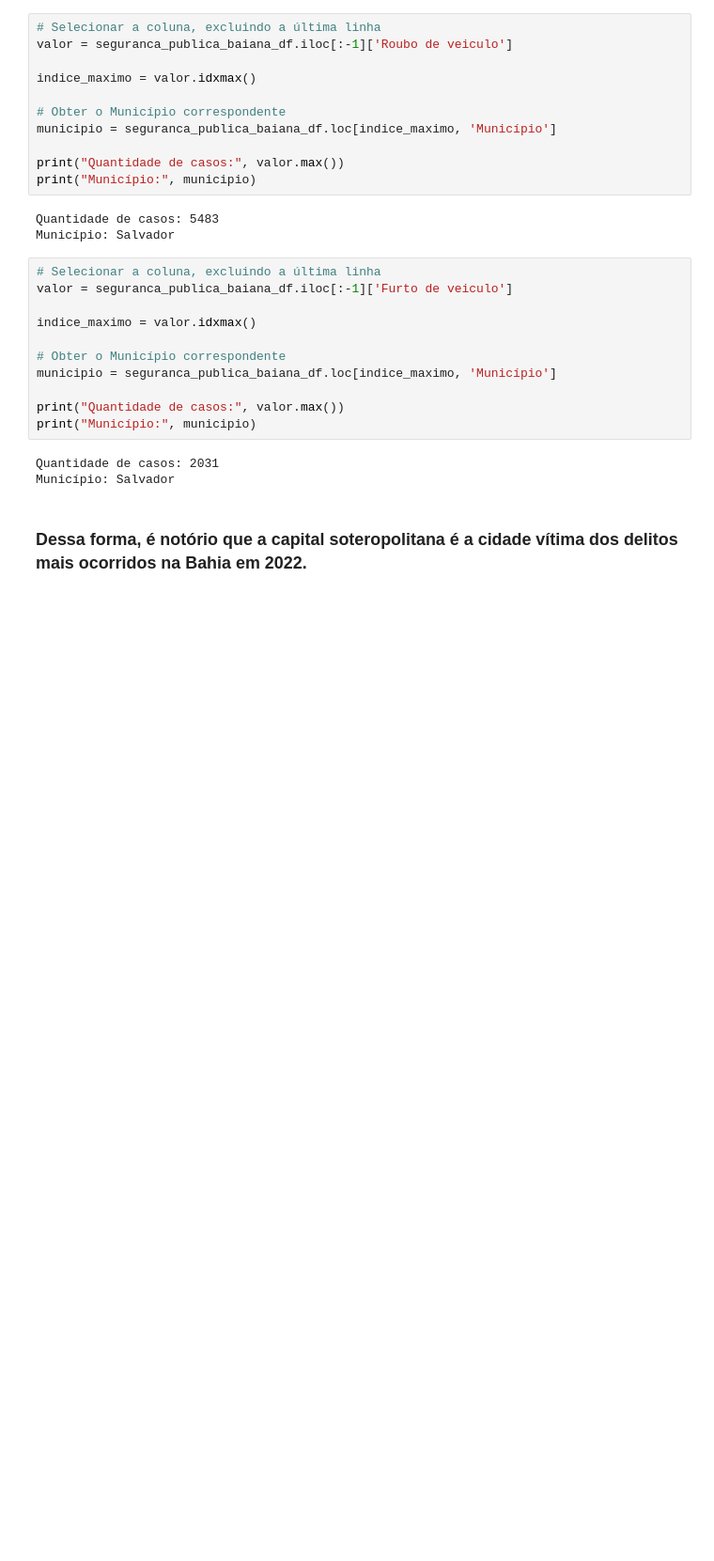
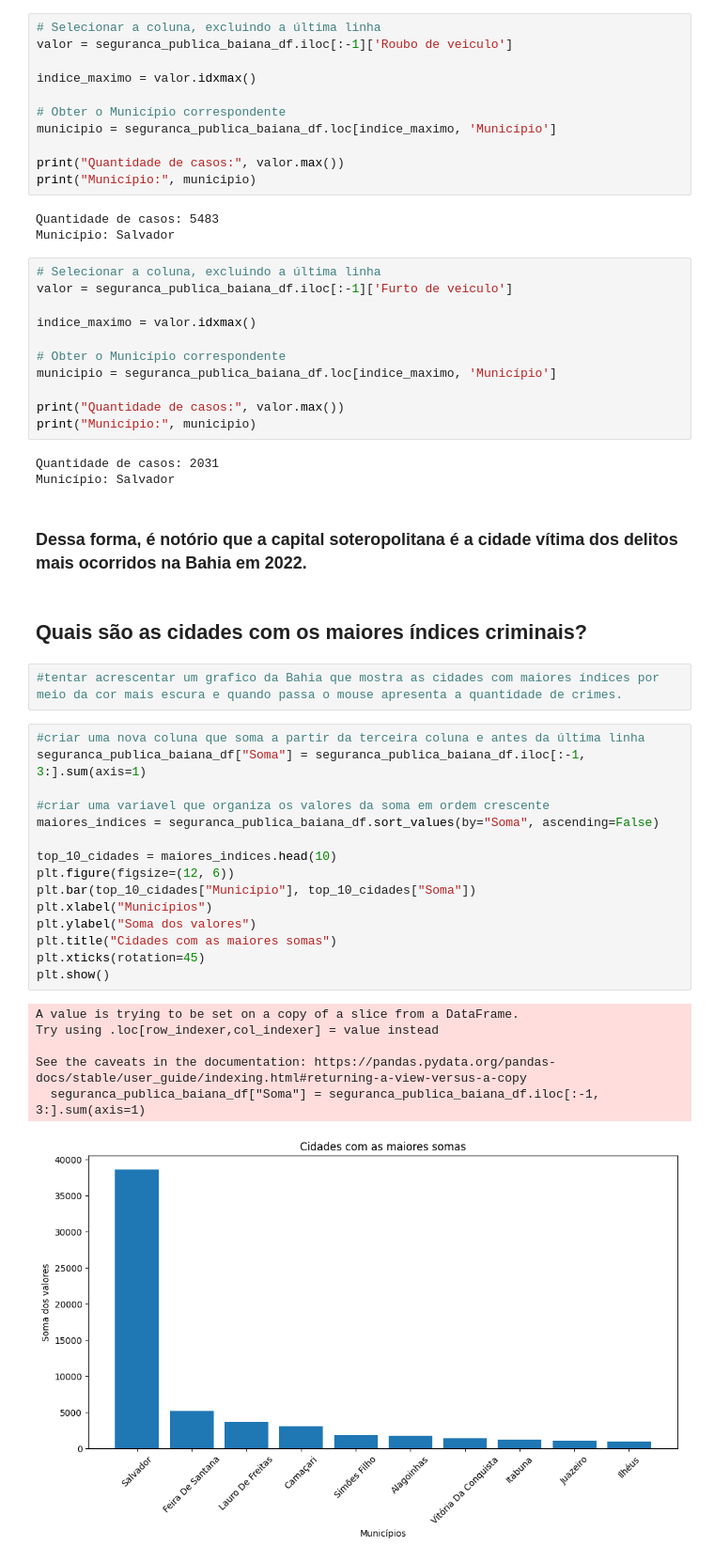
Before and after one commit to Gabyzera/bahia_crimes_analysis, a Jupyter notebook: src/bahia_crimes.ipynb, the cells around one changed output. Shown at 94% size. Cells and saved outputs as stored; diff of their text form; blank space fills up the shorter version.

```diff
--- a/src/bahia_crimes.ipynb
+++ b/src/bahia_crimes.ipynb
@@ -272,3 +272,29 @@ Quantidade de casos: 2031
 Município: Salvador
 # %% [markdown]
 ### Dessa forma, é notório que a **capital soteropolitana** é a cidade vítima dos delitos mais ocorridos na Bahia em 2022.
+# %% [markdown]
+## Quais são as cidades com os maiores índices criminais?
+# %%
+#tentar acrescentar um grafico da Bahia que mostra as cidades com maiores índices por meio da cor mais escura e quando passa o mouse apresenta a quantidade de crimes.
+# %%
+#criar uma nova coluna que soma a partir da terceira coluna e antes da última linha
+seguranca_publica_baiana_df["Soma"] = seguranca_publica_baiana_df.iloc[:-1, 3:].sum(axis=1)
+
+#criar uma variavel que organiza os valores da soma em ordem crescente
+maiores_indices = seguranca_publica_baiana_df.sort_values(by="Soma", ascending=False)
+
+top_10_cidades = maiores_indices.head(10)
+plt.figure(figsize=(12, 6))
+plt.bar(top_10_cidades["Município"], top_10_cidades["Soma"])
+plt.xlabel("Municípios")
+plt.ylabel("Soma dos valores")
+plt.title("Cidades com as maiores somas")
+plt.xticks(rotation=45)
+plt.show()
+# %% [output]
+A value is trying to be set on a copy of a slice from a DataFrame.
+Try using .loc[row_indexer,col_indexer] = value instead
+
+See the caveats in the documentation: https://pandas.pydata.org/pandas-docs/stable/user_guide/indexing.html#returning-a-view-versus-a-copy
+  seguranca_publica_baiana_df["Soma"] = seguranca_publica_baiana_df.iloc[:-1, 3:].sum(axis=1)
+[figure, added]
```
Also changed, not shown: parts of 2 cells of this notebook, 1 other file.
